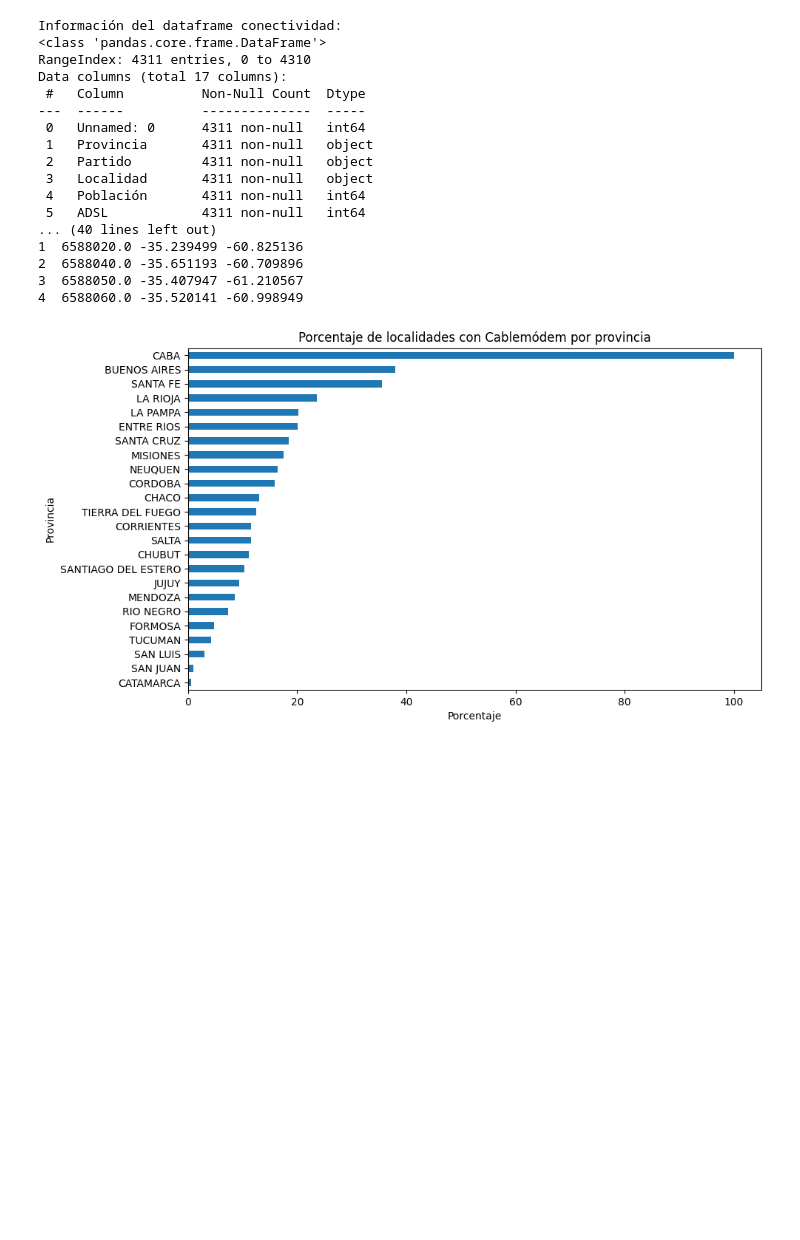
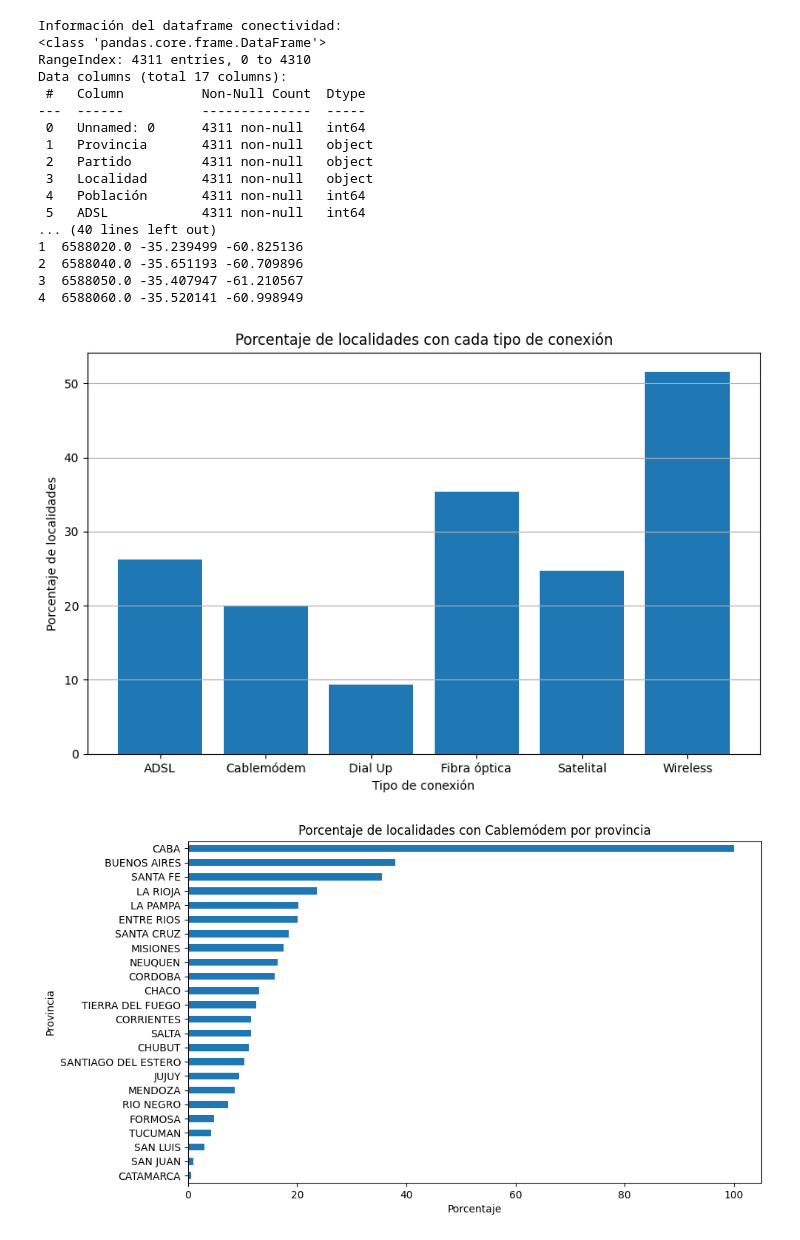
Before and after one commit to PKleinDataSets/DataAnalytics_Telecomunicaciones, a Jupyter notebook: EDA_segunda_parte.ipynb, the cells around one changed output. Cells and saved outputs as stored; diff of their text form; code cells hidden in the pictures; blank space fills up the shorter version.

```diff
--- a/EDA_segunda_parte.ipynb
+++ b/EDA_segunda_parte.ipynb
@@ -941,6 +941,32 @@ Data columns (total 17 columns):
 2  6588040.0 -35.651193 -60.709896
 3  6588050.0 -35.407947 -61.210567
 4  6588060.0 -35.520141 -60.998949
+# %%
+import matplotlib.pyplot as plt
+
+# Calcular el porcentaje de localidades con cada tipo de conexión
+porcentaje_adsl = (conectividad['ADSL'].sum() / len(conectividad)) * 100
+porcentaje_cablemodem = (conectividad['Cablemódem'].sum() / len(conectividad)) * 100
+porcentaje_dial_up = (conectividad['Dial Up'].sum() / len(conectividad)) * 100
+porcentaje_fibra_optica = (conectividad['Fibra óptica'].sum() / len(conectividad)) * 100
+porcentaje_satelital = (conectividad['Satelital'].sum() / len(conectividad)) * 100
+porcentaje_wireless = (conectividad['Wireless'].sum() / len(conectividad)) * 100
+
+# Crear un gráfico de barras
+plt.figure(figsize=(10, 6))
+plt.bar(['ADSL', 'Cablemódem', 'Dial Up', 'Fibra óptica', 'Satelital', 'Wireless'],
+        [porcentaje_adsl, porcentaje_cablemodem, porcentaje_dial_up, porcentaje_fibra_optica, porcentaje_satelital, porcentaje_wireless])
+
+# Añadir título y etiquetas
+plt.title('Porcentaje de localidades con cada tipo de conexión')
+plt.xlabel('Tipo de conexión')
+plt.ylabel('Porcentaje de localidades')
+
+# Mostrar el gráfico
+plt.grid(axis='y')
+plt.show()
+# %% [output]
+[figure, added]
 # %%
 import matplotlib.pyplot as plt
 
```
Also changed, not shown: parts of 6 cells of this notebook.
